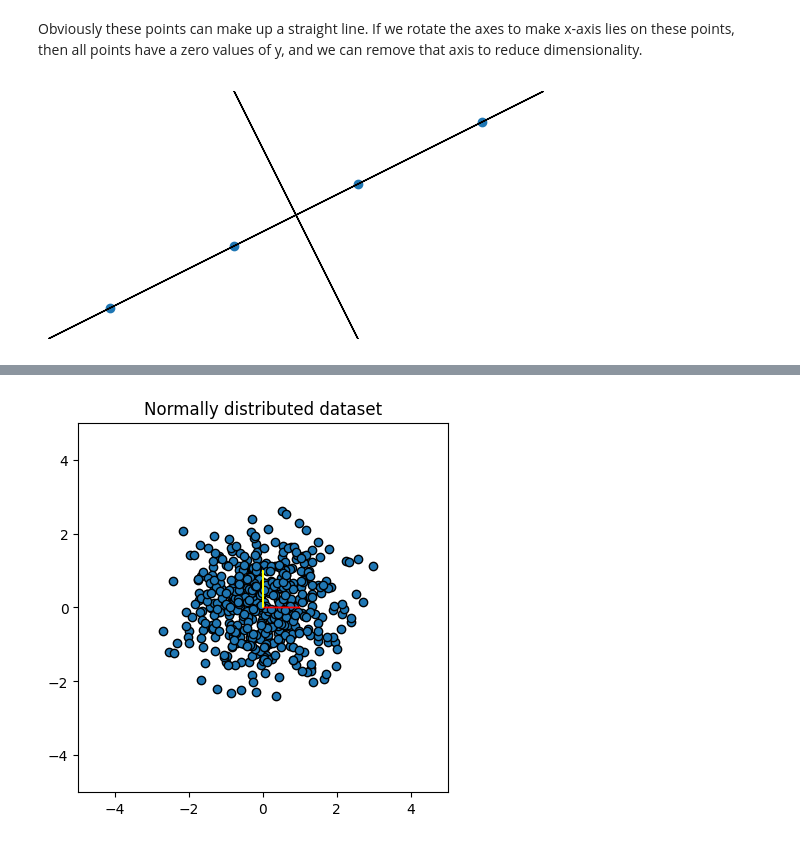
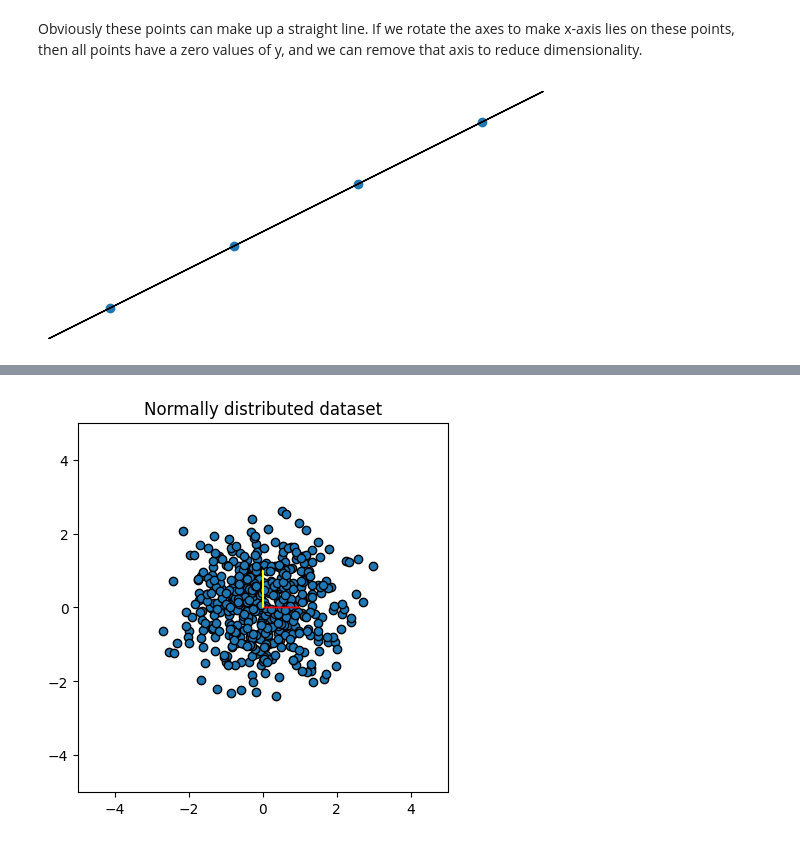
Before and after one commit to BristolDataScienceSociety/Workshop2024-25, a Jupyter notebook: Workshop8/Workshop8.ipynb, the cells around one changed output, grey strips where cells are left out. Drawn from its saved outputs; the diff is of its cells as text; code cells hidden in the pictures.

```diff
--- a/Workshop8/Workshop8.ipynb
+++ b/Workshop8/Workshop8.ipynb
@@ -49,18 +53,17 @@ Obviously these points can make up a straight line. If we rotate the axes to mak
 # %%
 plt.xlim(-4, 4)
 plt.ylim(-2, 2)
 plt.scatter(x, y)
 plt.arrow(-4, -2, 8, 4)
-plt.arrow(2, -4, -4, 8)
 
 ax = plt.gca()
 ax.set_aspect(1)
 ax.xaxis.set_visible(False)
 ax.yaxis.set_visible(False)
 ax.spines["right"].set_color("none")
 ax.spines["top"].set_color("none")
 ax.spines["bottom"].set_color("none")
 ax.spines["left"].set_color("none")
 plt.show()
 # %% [output]
-[figure, old version]
+[figure, new version]
```
Also changed, not shown: parts of 16 cells of this notebook, 2 other files.
